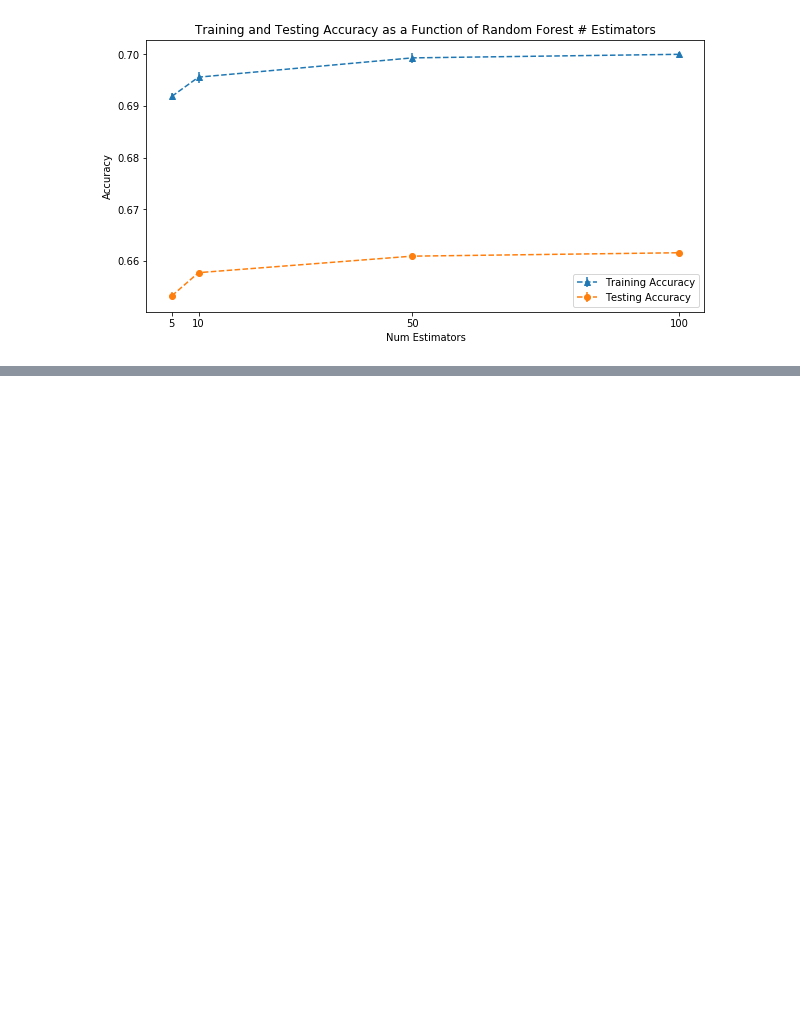
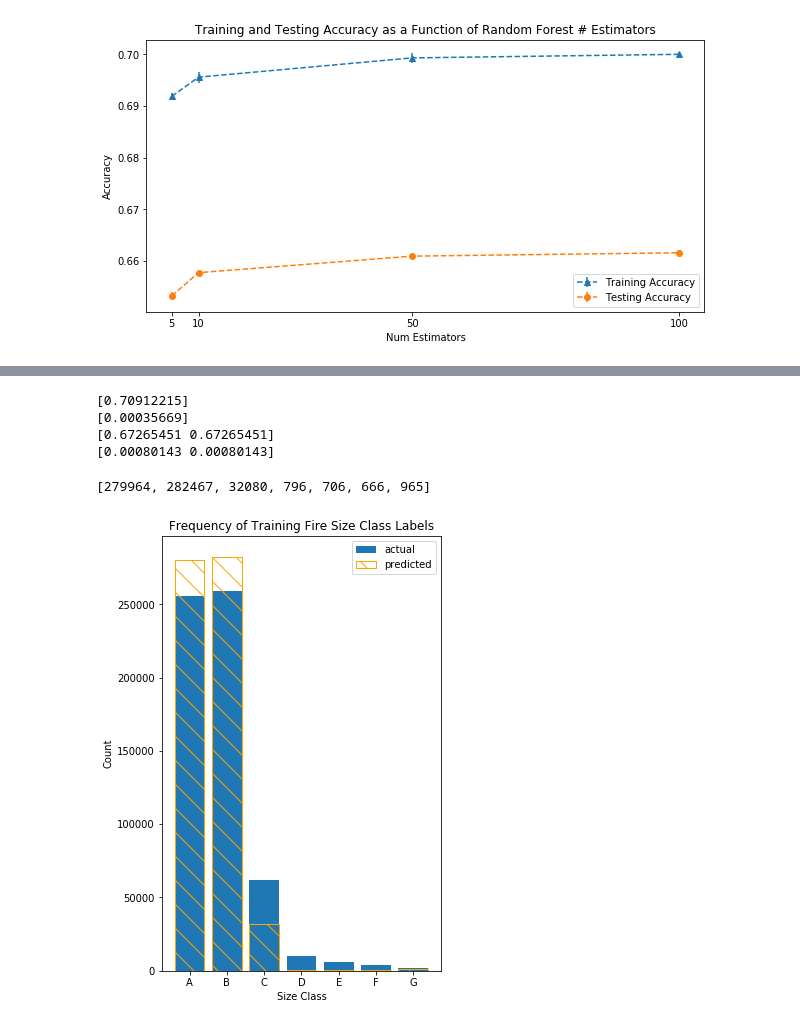
Before and after one commit to li-mc/wildfire_data, a Jupyter notebook: model_test_1.ipynb, the cells around one changed output, grey strips where cells are left out. Cells and saved outputs as stored; diff of their text form; code cells hidden in the pictures; blank space fills up the shorter version.

Commit message:
add label analysis

```diff
--- a/model_test_1.ipynb
+++ b/model_test_1.ipynb
@@ -337,3 +337,5 @@ plt.legend()
 # %% [output]
 <matplotlib.legend.Legend at 0x...>
 [figure]
+# %%
+y_test_predict = clf.predict(X_test)
@@ -339,0 +375,10 @@ plt.legend()
+# %%
+print(train_mean)
+print(train_std)
+print(test_mean)
+print(test_std)
+# %% [output]
+[0.70912215]
+[0.00035669]
+[0.67265451 0.67265451]
+[0.00080143 0.00080143]
@@ -339,0 +389,33 @@ plt.legend()
+# %%
+X_train, X_test, y_train, y_test = train_test_split(X, y, test_size=0.33, random_state=20)
+clf = RandomForestClassifier(n_estimators=50, max_depth=14)
+clf = clf.fit(X_train, y_train)
+y_train_predict = clf.predict(X_train)
+y_test_predict = clf.predict(X_test)
+# %%
+import collections
+w = 0.3;
+lab = ["A", "B", "C", "D", "E", "F", "G"]
+c = collections.Counter(np.array(y_train))
+c = sorted(c.items())
+nnum = [i[0] for i in c]
+freq = [i[1] for i in c]
+f, ax = plt.subplots(figsize=(5,8))
+plt.bar(nnum, freq, label="actual")
+
+
+c = collections.Counter(np.array(y_train_predict))
+c = sorted(c.items())
+nnum = [i[0] for i in c]
+freq = [i[1] for i in c]
+plt.bar(nnum, freq, label="predicted", edgecolor="orange", hatch='\\', fill=False)
+
+plt.title('Frequency of Training Fire Size Class Labels')
+plt.ylabel('Count')
+plt.xlabel('Size Class')
+plt.xticks(range(1,8), lab)
+plt.legend()
+print(freq)
+# %% [output]
+[279964, 282467, 32080, 796, 706, 666, 965]
+[figure, added]
```
Also changed, not shown: parts of 8 cells of this notebook, 3 other files.
